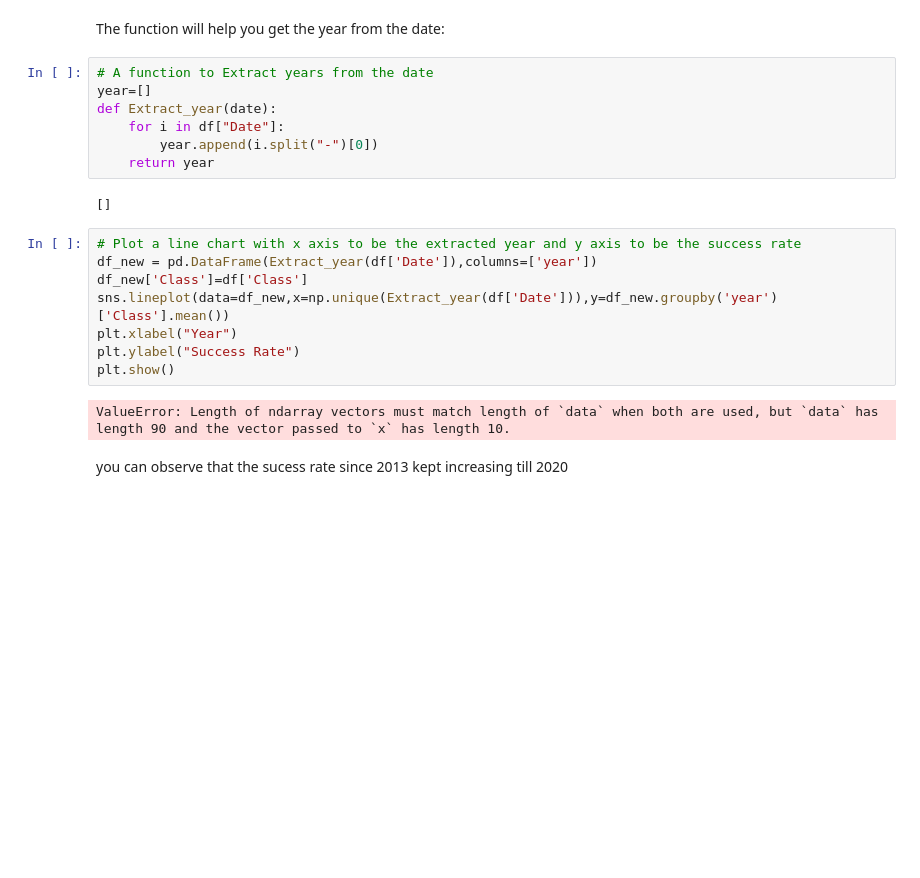
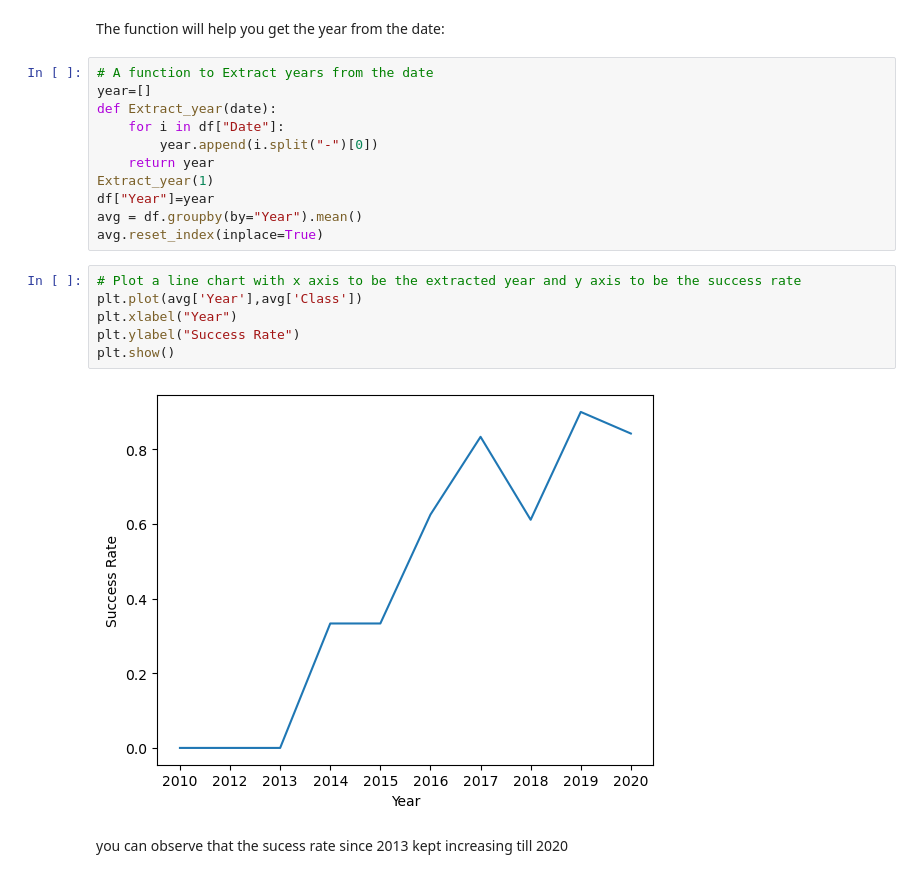
Before and after one commit to plknit00/Final-Project-IBM, a Jupyter notebook: Part 5.ipynb, the cells around one changed output. Cells and saved outputs as stored; diff of their text form; blank space fills up the shorter version.

```diff
--- a/Part 5.ipynb
+++ b/Part 5.ipynb
@@ -166,18 +166,18 @@ def Extract_year(date):
     for i in df["Date"]:
         year.append(i.split("-")[0])
     return year
+Extract_year(1)
+df["Year"]=year
+avg = df.groupby(by="Year").mean()
+avg.reset_index(inplace=True)
-# %% [output]
-[]
 # %%
 # Plot a line chart with x axis to be the extracted year and y axis to be the success rate
-df_new = pd.DataFrame(Extract_year(df['Date']),columns=['year'])
-df_new['Class']=df['Class']
-sns.lineplot(data=df_new,x=np.unique(Extract_year(df['Date'])),y=df_new.groupby('year')['Class'].mean())
+plt.plot(avg['Year'],avg['Class'])
 plt.xlabel("Year")
 plt.ylabel("Success Rate")
 plt.show()
 # %% [output]
-ValueError: Length of ndarray vectors must match length of `data` when both are used, but `data` has length 90 and the vector passed to `x` has length 10.
+[figure, added]
 # %% [markdown]
 you can observe that the sucess rate since 2013 kept increasing till 2020
 # %% [markdown]
```
